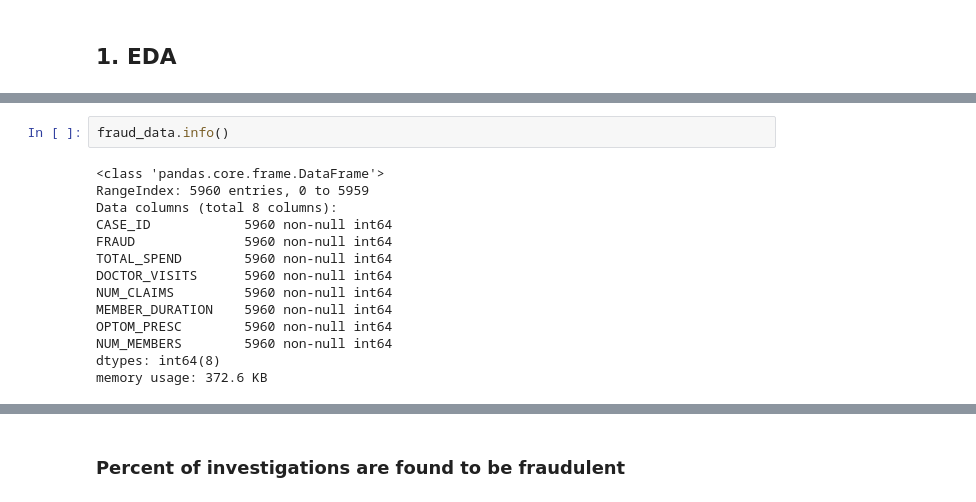
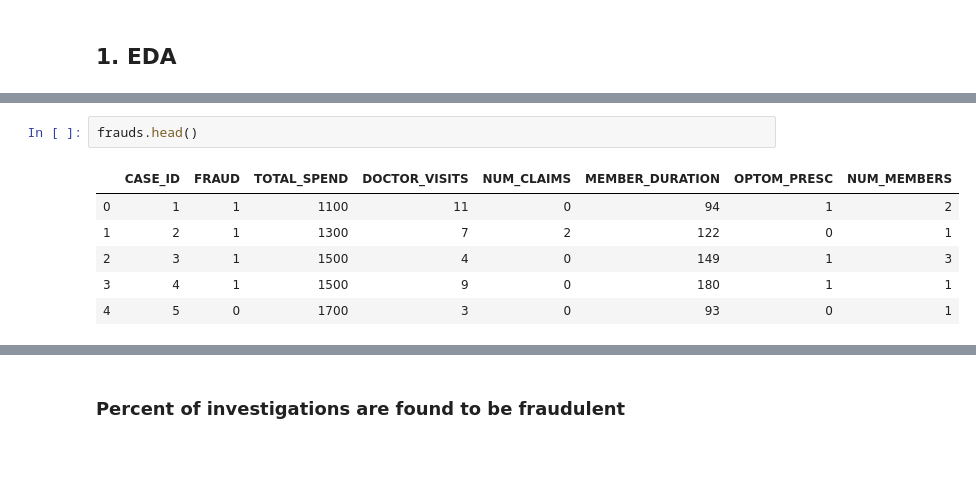
Before and after one commit to ChrisH2019/Illinois-Tech-Course-Projects, a Jupyter notebook: 10 CS584 Machine Learning/1 Insurance Claim Classifier/Insurance Claim Classifier .ipynb, the cells around one changed output, grey strips where cells are left out. Drawn from its saved outputs; the diff is of its cells as text; blank space fills up the shorter version.

```diff
--- a/10 CS584 Machine Learning/1 Insurance Claim Classifier/Insurance Claim Classifier .ipynb
+++ b/10 CS584 Machine Learning/1 Insurance Claim Classifier/Insurance Claim Classifier .ipynb
@@ -51,16 +36,9 @@ fraud_data[['TOTAL_SPEND', 'DOCTOR_VISITS', 'NUM_CLAIMS',\
-# %%
-fraud_data.info()
-# %% [output]
-<class 'pandas.core.frame.DataFrame'>
-RangeIndex: 5960 entries, 0 to 5959
-Data columns (total 8 columns):
-CASE_ID            5960 non-null int64
-FRAUD              5960 non-null int64
-TOTAL_SPEND        5960 non-null int64
-DOCTOR_VISITS      5960 non-null int64
-NUM_CLAIMS         5960 non-null int64
-MEMBER_DURATION    5960 non-null int64
-OPTOM_PRESC        5960 non-null int64
-NUM_MEMBERS        5960 non-null int64
-dtypes: int64(8)
-memory usage: 372.6 KB
+# %%
+frauds.head()
+# %% [output]
+|  | CASE_ID | FRAUD | TOTAL_SPEND | DOCTOR_VISITS | NUM_CLAIMS | MEMBER_DURATION | OPTOM_PRESC | NUM_MEMBERS |
+| 0 | 1 | 1 | 1100 | 11 | 0 | 94 | 1 | 2 |
+| 1 | 2 | 1 | 1300 | 7 | 2 | 122 | 0 | 1 |
+| 2 | 3 | 1 | 1500 | 4 | 0 | 149 | 1 | 3 |
+| 3 | 4 | 1 | 1500 | 9 | 0 | 180 | 1 | 1 |
+| 4 | 5 | 0 | 1700 | 3 | 0 | 93 | 0 | 1 |
```
Also changed, not shown: parts of 24 cells of this notebook, 1 other file.
